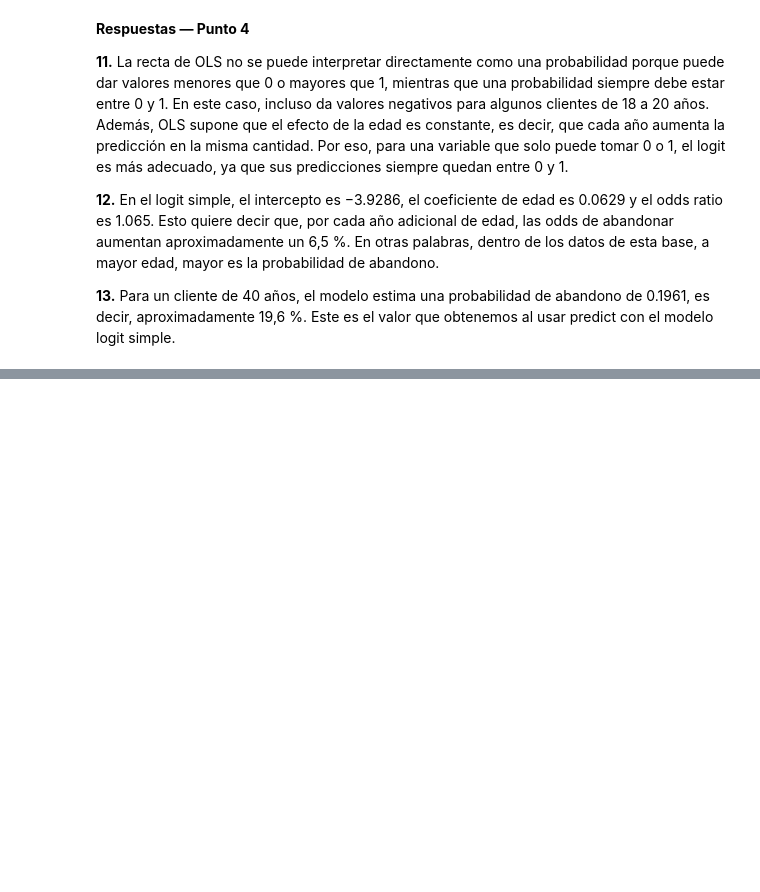
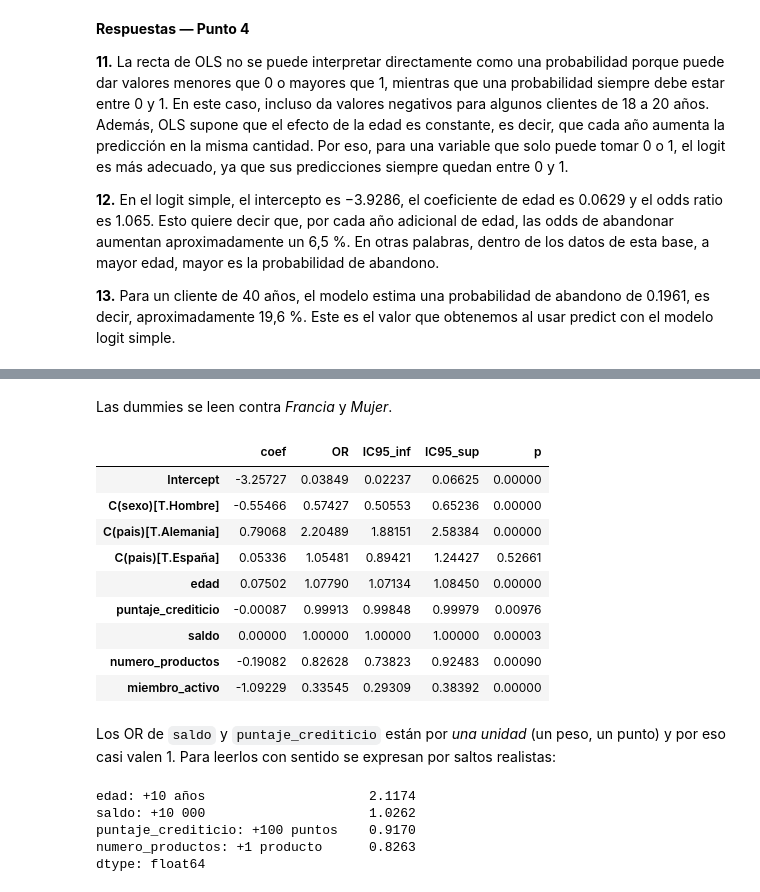
Before and after one commit to MrTamayo-1/Taller_Abandono_Producto_Financiero_Tamayo_Ruano_Reyes, a Jupyter notebook: Taller_Abandono_Producto_Financiero_Tamayo_Ruano_Reyes.ipynb, the cells around one changed output, grey strips where cells are left out. Drawn from its saved outputs; the diff is of its cells as text; code cells hidden in the pictures; blank space fills up the shorter version.

Commit message:
Punto 5: modelos y odds ratios

```diff
--- a/Taller_Abandono_Producto_Financiero_Tamayo_Ruano_Reyes.ipynb
+++ b/Taller_Abandono_Producto_Financiero_Tamayo_Ruano_Reyes.ipynb
@@ -532,0 +537,12 @@ plt.show()
+# %%
+rng = np.random.default_rng(8)
+n = len(df)
+n_train = int(round(0.7 * n))
+train_pos = rng.choice(n, size=n_train, replace=False)
+mask = np.zeros(n, dtype=bool)
+mask[train_pos] = True
+Train_Data = df.iloc[mask].copy()
+Test_Data = df.iloc[~mask].copy()
+
+print("Train:", Train_Data.shape, "| Test:", Test_Data.shape)
+print(f"Tasa de abandono - base: {df['abandono'].mean():.4f} | train: {Train_Data['abandono'].mean():.4f} | test: {Test_Data['abandono'].mean():.4f}")
@@ -532,0 +691,6 @@ plt.show()
+# %%
+logit_fits = smf.logit(
+    "abandono ~ edad + puntaje_crediticio + C(sexo) + C(pais) + saldo + numero_productos + miembro_activo",
+    data=Train_Data,
+).fit(disp=False)
+print(logit_fits.summary())
@@ -532,0 +728,39 @@ plt.show()
+# %% [markdown]
+Las dummies se leen contra *Francia* y *Mujer*.
+# %%
+ci = np.exp(logit_fits.conf_int())
+or_tab = pd.DataFrame({
+    "coef": logit_fits.params,
+    "OR": np.exp(logit_fits.params),
+    "IC95_inf": ci[0],
+    "IC95_sup": ci[1],
+    "p": logit_fits.pvalues,
+})
+or_tab.round(5)
+# %% [output]
+|  | coef | OR | IC95_inf | IC95_sup | p |
+| Intercept | -3.25727 | 0.03849 | 0.02237 | 0.06625 | 0.00000 |
+| C(sexo)[T.Hombre] | -0.55466 | 0.57427 | 0.50553 | 0.65236 | 0.00000 |
+| C(pais)[T.Alemania] | 0.79068 | 2.20489 | 1.88151 | 2.58384 | 0.00000 |
+| C(pais)[T.España] | 0.05336 | 1.05481 | 0.89421 | 1.24427 | 0.52661 |
+| edad | 0.07502 | 1.07790 | 1.07134 | 1.08450 | 0.00000 |
+| puntaje_crediticio | -0.00087 | 0.99913 | 0.99848 | 0.99979 | 0.00976 |
+| saldo | 0.00000 | 1.00000 | 1.00000 | 1.00000 | 0.00003 |
+| numero_productos | -0.19082 | 0.82628 | 0.73823 | 0.92483 | 0.00090 |
+| miembro_activo | -1.09229 | 0.33545 | 0.29309 | 0.38392 | 0.00000 |
+# %% [markdown]
+Los OR de `saldo` y `puntaje_crediticio` están por *una unidad* (un peso, un punto) y por eso casi valen 1. Para leerlos con sentido se expresan por saltos realistas:
+# %%
+b = logit_fits.params
+pd.Series({
+    "edad: +10 años": np.exp(10 * b["edad"]),
+    "saldo: +10 000": np.exp(10_000 * b["saldo"]),
+    "puntaje_crediticio: +100 puntos": np.exp(100 * b["puntaje_crediticio"]),
+    "numero_productos: +1 producto": np.exp(b["numero_productos"]),
+}).round(4)
+# %% [output]
+edad: +10 años                     2.1174
+saldo: +10 000                     1.0262
+puntaje_crediticio: +100 puntos    0.9170
+numero_productos: +1 producto      0.8263
+dtype: float64
```
Also changed, not shown: parts of 21 cells of this notebook.
